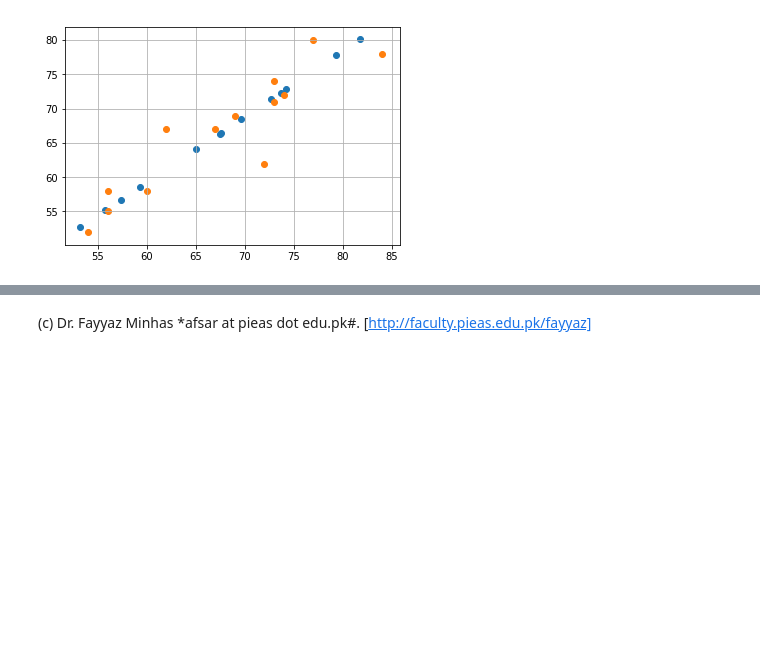
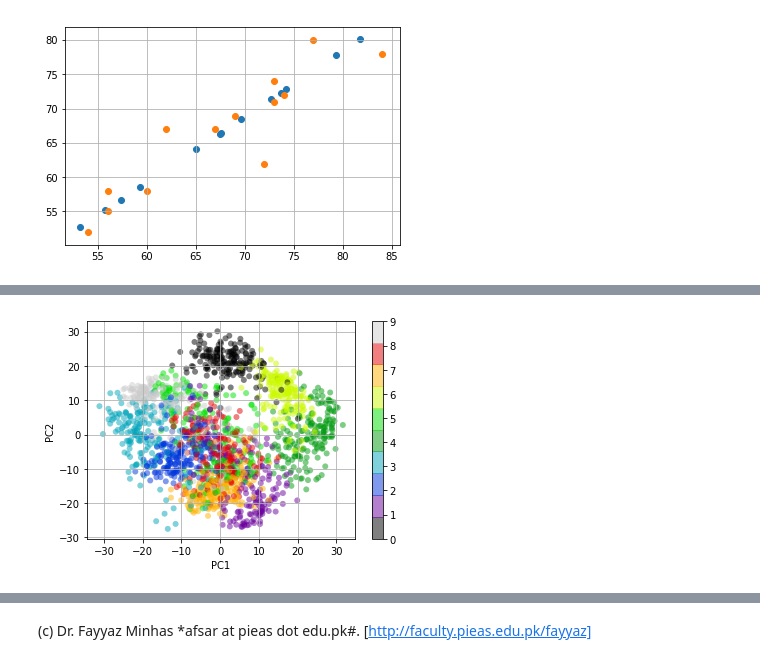
Before and after one commit to foxtrotmike/PCA-Tutorial, a Jupyter notebook: pcat.ipynb, the cells around one changed output, grey strips where cells are left out. Drawn from its saved outputs; the diff is of its cells as text; code cells hidden in the pictures; blank space fills up the shorter version.

```diff
--- a/pcat.ipynb
+++ b/pcat.ipynb
@@ -193,0 +261,13 @@ Here is what you can do:
+# %%
+i1 = 0 #first principal component
+i2 = 1 #second principal component
+plt.scatter(projected[:, i1], projected[:, i2],
+            c=digits.target, edgecolor='none', alpha=0.5,
+            cmap=plt.cm.get_cmap('nipy_spectral', 10));
+plt.grid()
+plt.xlabel('PC1')
+plt.ylabel('PC2')
+plt.colorbar();
+plt.show()
+# %% [output]
+[figure, added]
```
Also changed, not shown: parts of 16 cells of this notebook.
